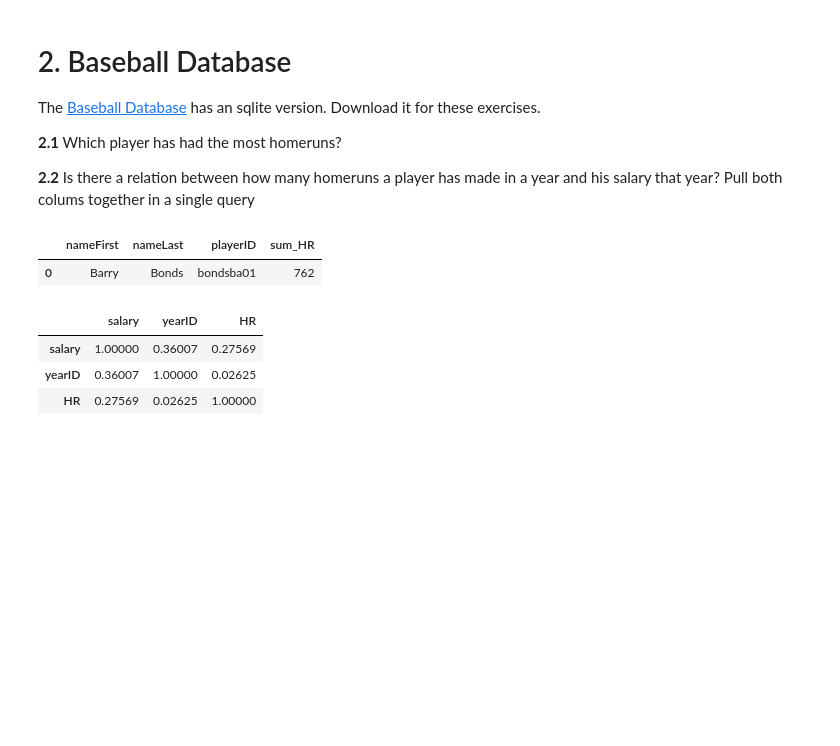
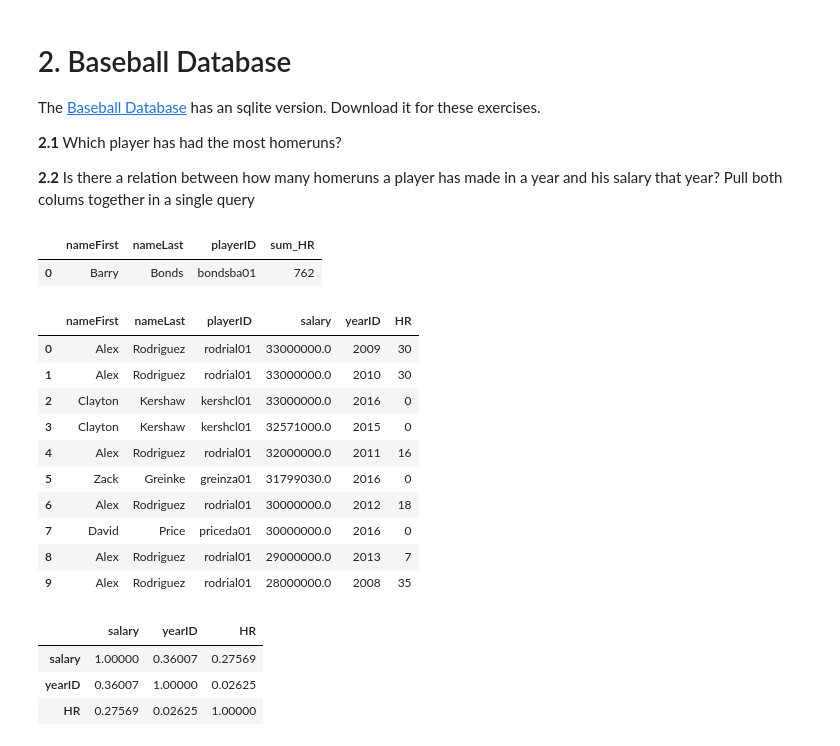
Before and after one commit to cb-ds-1/4-1-sql, a Jupyter notebook: workshop.ipynb, the cells around one changed output. Cells and saved outputs as stored; diff of their text form; code cells hidden in the pictures; blank space fills up the shorter version.

```diff
--- a/workshop.ipynb
+++ b/workshop.ipynb
@@ -165,17 +146,29 @@ con=conn_b)
 # %%
 # 2.2 Is there a relation between how many homeruns a player has made in a year and his salary that year? Pull both colums together in a single query
 
 dfbas = pd.read_sql(
     """
 SELECT nameFirst, nameLast, s.playerID, salary, s.yearID, HR
 FROM salaries s
 INNER JOIN batting
     ON batting.playerID = s.playerID
     AND batting.yearID = s.yearID
 INNER JOIN people p
     on p.playerID = s.playerID
 --WHERE s.playerID='bondsba01'
 ORDER BY salary DESC
 --LIMIT 10 """, con=conn_b)
 
-# There is not a direct relationship between the salary of a player and their number of homeruns that year. The same names keep coming up as players with the highest salary even if they dont make any homeruns that year, indicating that salary is based on more than just homeruns.
+dfbas.head(10)
+# %% [output]
+|  | nameFirst | nameLast | playerID | salary | yearID | HR |
+| 0 | Alex | Rodriguez | rodrial01 | 33000000.0 | 2009 | 30 |
+| 1 | Alex | Rodriguez | rodrial01 | 33000000.0 | 2010 | 30 |
+| 2 | Clayton | Kershaw | kershcl01 | 33000000.0 | 2016 | 0 |
+| 3 | Clayton | Kershaw | kershcl01 | 32571000.0 | 2015 | 0 |
+| 4 | Alex | Rodriguez | rodrial01 | 32000000.0 | 2011 | 16 |
+| 5 | Zack | Greinke | greinza01 | 31799030.0 | 2016 | 0 |
+| 6 | Alex | Rodriguez | rodrial01 | 30000000.0 | 2012 | 18 |
+| 7 | David | Price | priceda01 | 30000000.0 | 2016 | 0 |
+| 8 | Alex | Rodriguez | rodrial01 | 29000000.0 | 2013 | 7 |
+| 9 | Alex | Rodriguez | rodrial01 | 28000000.0 | 2008 | 35 |
```
Also changed, not shown: parts of 18 cells of this notebook.
